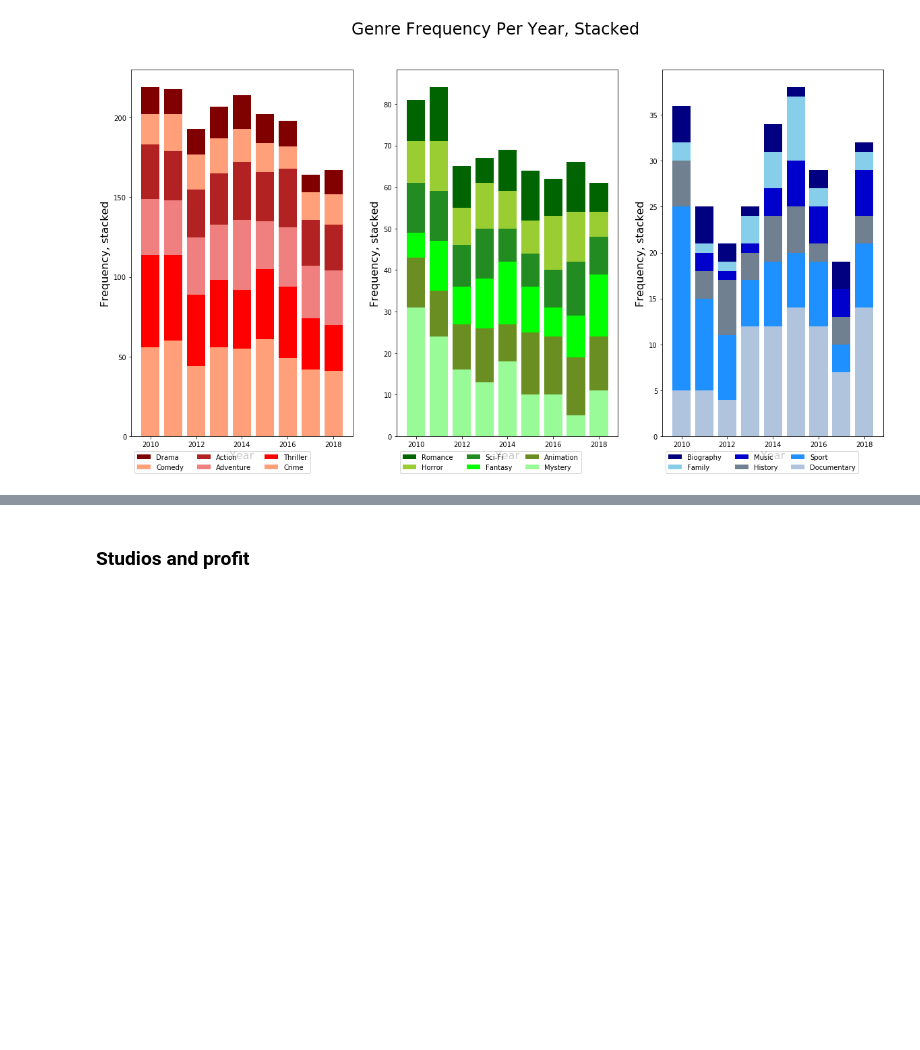
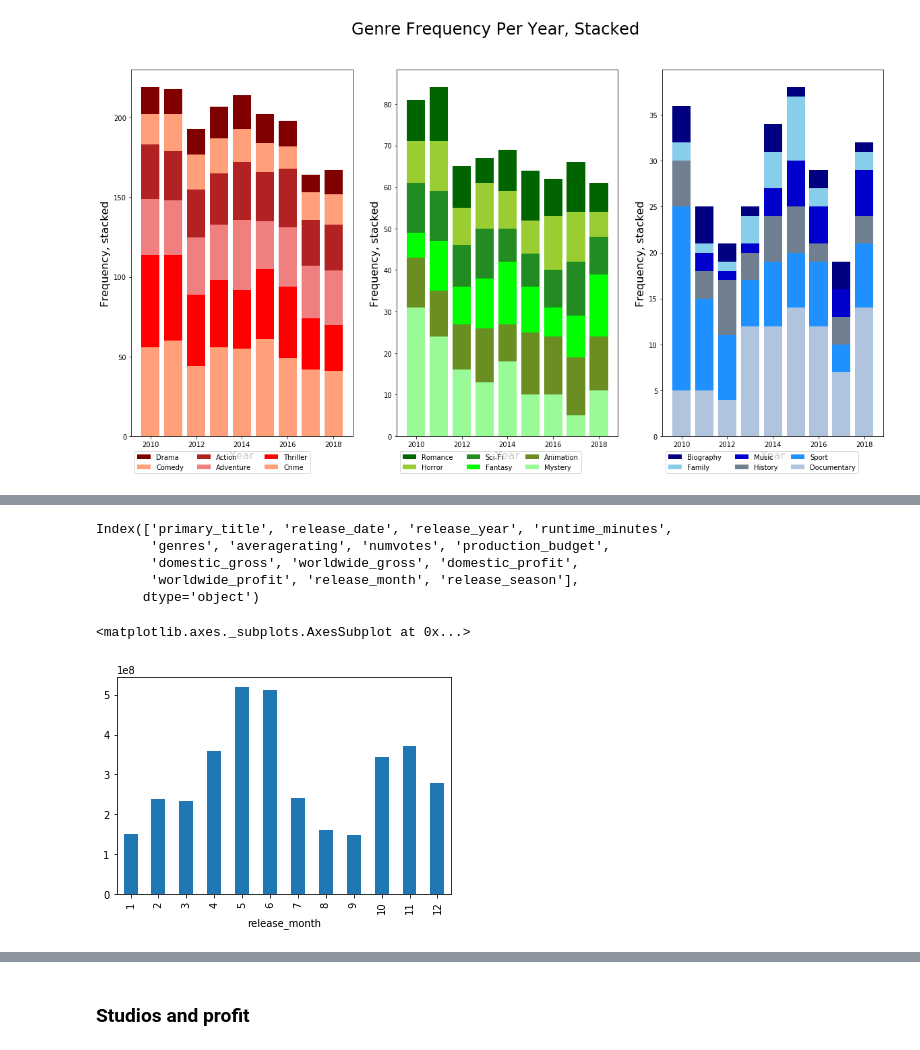
Before and after one commit to yunghanjeong/091420NYCDS_P1_G2_Project, a Jupyter notebook: prelim_eda_yung.ipynb, the cells around one changed output, grey strips where cells are left out. Drawn from its saved outputs; the diff is of its cells as text; code cells hidden in the pictures; blank space fills up the shorter version.

Commit message:
looked at some cool graphs

```diff
--- a/prelim_eda_yung.ipynb
+++ b/prelim_eda_yung.ipynb
@@ -383,0 +409,2 @@ From stacked bar chart above there are few trends that are readily visible (chan
+# %%
+season_profit["release_month"] = season_profit.release_date.apply(get_month)
@@ -383,0 +415,25 @@ From stacked bar chart above there are few trends that are readily visible (chan
+# %%
+season_profit["release_season"] = season_profit.release_month.apply(get_season)
+# %%
+season_profit.columns
+# %% [output]
+Index(['primary_title', 'release_date', 'release_year', 'runtime_minutes',
+       'genres', 'averagerating', 'numvotes', 'production_budget',
+       'domestic_gross', 'worldwide_gross', 'domestic_profit',
+       'worldwide_profit', 'release_month', 'release_season'],
+      dtype='object')
+# %%
+season_profit = season_profit[['primary_title', 'release_date', 'release_year','release_month', 'release_season','runtime_minutes',
+       'genres', 'averagerating', 'numvotes', 'production_budget',
+       'domestic_gross', 'worldwide_gross', 'domestic_profit',
+       'worldwide_profit']]
+# %%
+season_profit[["genre1", "genre2", "genre3"]] = season_profit.genres.str.split(",", expand = True)
+# %%
+season_profit[(season_profit["genre1"].isin(["Sci-Fi"])) |
+              (season_profit["genre2"].isin(["Sci-Fi"])) |
+              (season_profit["genre3"].isin(["Sci-Fi"])) ].groupby("release_month"
+                                                                  ).mean()['worldwide_profit'].plot(kind="bar")
+# %% [output]
+<matplotlib.axes._subplots.AxesSubplot at 0x...>
+[figure, added]
```
Also changed, not shown: parts of 35 cells of this notebook.
